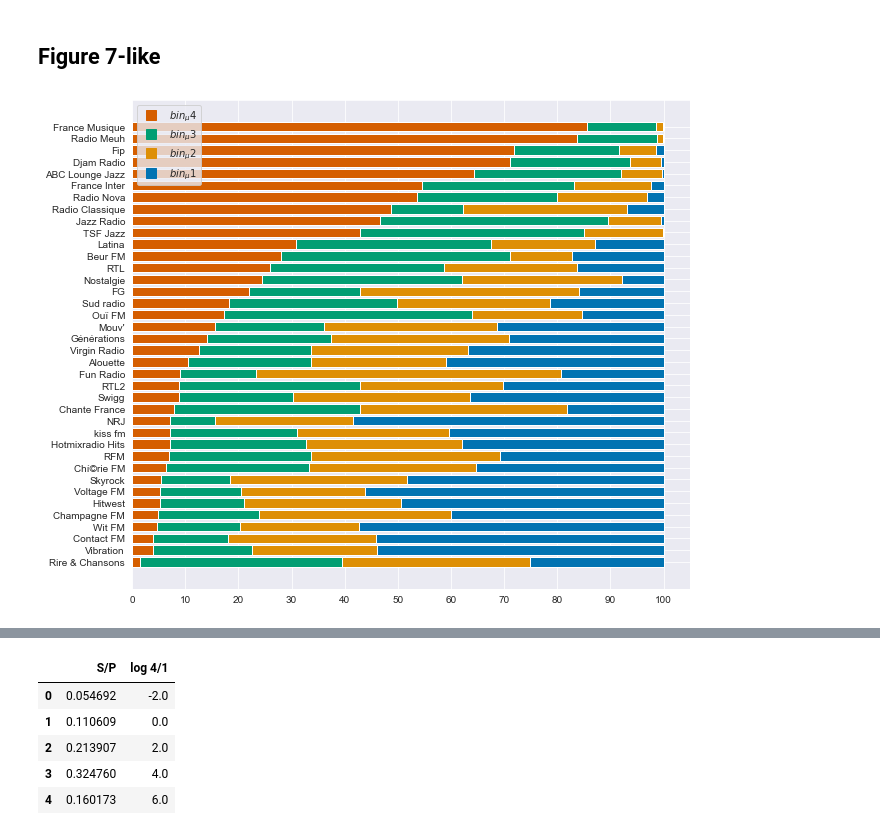
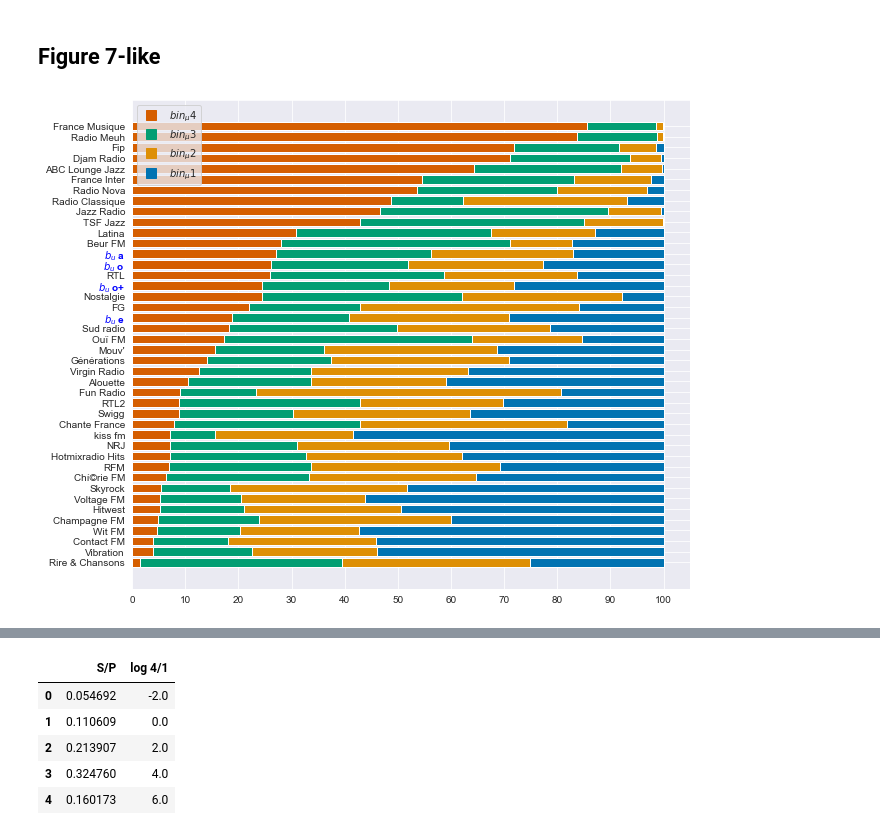
Before and after one commit to QuVil/cmb-recommendation, a Jupyter notebook: src/analysis/radio.ipynb, the cells around one changed output, grey strips where cells are left out. Cells and saved outputs as stored; diff of their text form; code cells hidden in the pictures.

```diff
--- a/src/analysis/radio.ipynb
+++ b/src/analysis/radio.ipynb
@@ -181,7 +181,9 @@ data
 songs = pd.read_csv("../../data/songs_artists_full.csv")
 data = data.merge(songs, on="sng_id")
 # %%
-data["ts"] = pd.to_datetime(data["ts"]).dt.date
+# This is very long and really should be optimized but I'm not feeling like it rn
+data["ts"] = pd.to_datetime(data["ts"])
 data["year"] = data["ts"].map(lambda x: x.year)
 data["month"] =  data["ts"].map(lambda x: x.month)
+data["hour"] = data["ts"].map(lambda x: x.hour)
 data
@@ -247,0 +311,3 @@ sns.catplot(x="bin_nb", y="amount", data=radio_bins, kind="bar", hue="radio")
+# %%
+user_data = pd.read_csv("../../data/spring2020/all_binned.csv")[["user_id", "bin_nb", "bin_u", "bin_u_s"]]
+user_data
@@ -247,0 +328,6 @@ sns.catplot(x="bin_nb", y="amount", data=radio_bins, kind="bar", hue="radio")
+# %%
+user_ratios = (user_data.groupby(["bin_u_s", "bin_nb"]).size() / user_data.groupby(["bin_u_s"]).size()).reset_index()
+user_ratios["bin_u_s"] = user_ratios["bin_u_s"].map(lambda x: "$b_u$ " + x)
+user_ratios.columns = ["radio", "bin_nb", "ratio"]
+user_ratios.set_index(["radio", "bin_nb"], inplace=True)
+user_ratios
@@ -250,6 +355,8 @@ sns.catplot(x="bin_nb", y="amount", data=radio_bins, kind="bar", hue="radio")
 # %%
 user_frame = sampled_data.groupby(["radio", "bin_nb"]).size().to_frame()
 user_frame.columns = ["ratio"]
+# Adding users
+user_frame = pd.concat([user_frame, user_ratios])
 
 # Our user_frame ends up with [user, bin_nb, ratio]
 user_plays = user_frame["ratio"].sum(level=0)
@@ -268,34 +375,44 @@ y_pos = np.arange(len(user_frame["radio"].unique()))
 indices_sorted = user_frame[user_frame["bin_nb"] == 4]["ratio"].sort_values(ascending=False).index
 
 series = [user_frame.loc[indices_sorted-i]["ratio"].reset_index(drop=True) for i in range(4)]
 
 ax.barh(y_pos, series[0], color=sns.color_palette("colorblind")[3])
 ax.barh(y_pos, series[1], left=series[0], color=sns.color_palette("colorblind")[2])
 ax.barh(y_pos, series[2], left=series[0] + series[1], color=sns.color_palette("colorblind")[1])
 ax.barh(y_pos, series[3], left=series[0] + series[1] + series[2], color=sns.color_palette("colorblind")[0])
 
 # ax.barh(y_pos, user_frame[user_frame["bin_nb"] == 4]["ratio"].reset_index(drop=True) + user_frame[user_frame["bin_nb"] == 1]["ratio"].reset_index(drop=True) + user_frame[user_frame["bin_nb"] == 2]["ratio"].reset_index(drop=True) + user_frame[user_frame["bin_nb"] == 3]["ratio"].reset_index(drop=True), left=user_frame[user_frame["bin_nb"] == 3]["ratio"].reset_index(drop=True))
 
 ax.set_yticks(y_pos)
 ax.set_xticks(np.arange(0, 101, 10))
 ax.set_yticklabels(user_frame[user_frame["bin_nb"] == 4].sort_values("ratio", ascending=False)["radio"].unique())
 ax.invert_yaxis()  # labels read top-to-bottom
 
 bin1_line = mlines.Line2D([], [], color=sns.color_palette("colorblind")[3], marker="s", linestyle='None',
                           markersize=10, label="$bin_\mu 4$")
 bin2_line = mlines.Line2D([], [], color=sns.color_palette("colorblind")[2], marker="s", linestyle='None',
                           markersize=10, label="$bin_\mu 3$")
 bin3_line = mlines.Line2D([], [], color=sns.color_palette("colorblind")[1], marker="s", linestyle='None',
                           markersize=10, label="$bin_\mu 2$")
 bin4_line = mlines.Line2D([], [], color=sns.color_palette("colorblind")[0], marker="s", linestyle='None',
                           markersize=10, label="$bin_\mu 1$")
 
 ax.legend(handles=[bin1_line, bin2_line, bin3_line, bin4_line])
 # ax.legend(["users", "radios"], loc='upper right', frameon=False)
 
+# Color user bins (dirty way)
+ax.get_yticklabels()[12].set_color("blue")
+ax.get_yticklabels()[12].set(fontweight='bold')
+ax.get_yticklabels()[13].set_color("blue")
+ax.get_yticklabels()[13].set(fontweight='bold')
+ax.get_yticklabels()[15].set_color("blue")
+ax.get_yticklabels()[15].set(fontweight='bold')
+ax.get_yticklabels()[18].set_color("blue")
+ax.get_yticklabels()[18].set(fontweight='bold')
+
 plt.savefig("../../results/radio/radios_mainstream_distrib_reversed.pdf")
 # %% [output]
-[figure, old version]
+[figure, new version]
 # %%
 test = user_frame.groupby(["radio", "bin_nb"]).sum().unstack().reset_index()
 test.columns = ["radio", "1", "2", "3", "4"]
```
Also changed, not shown: parts of 17 cells of this notebook, 17 other files.
